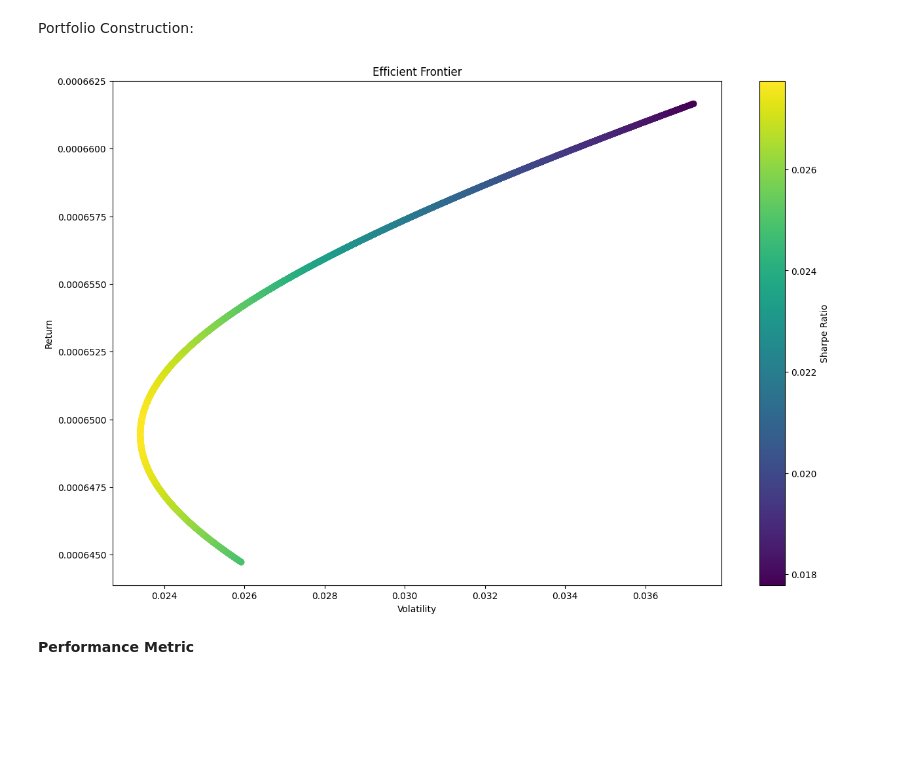
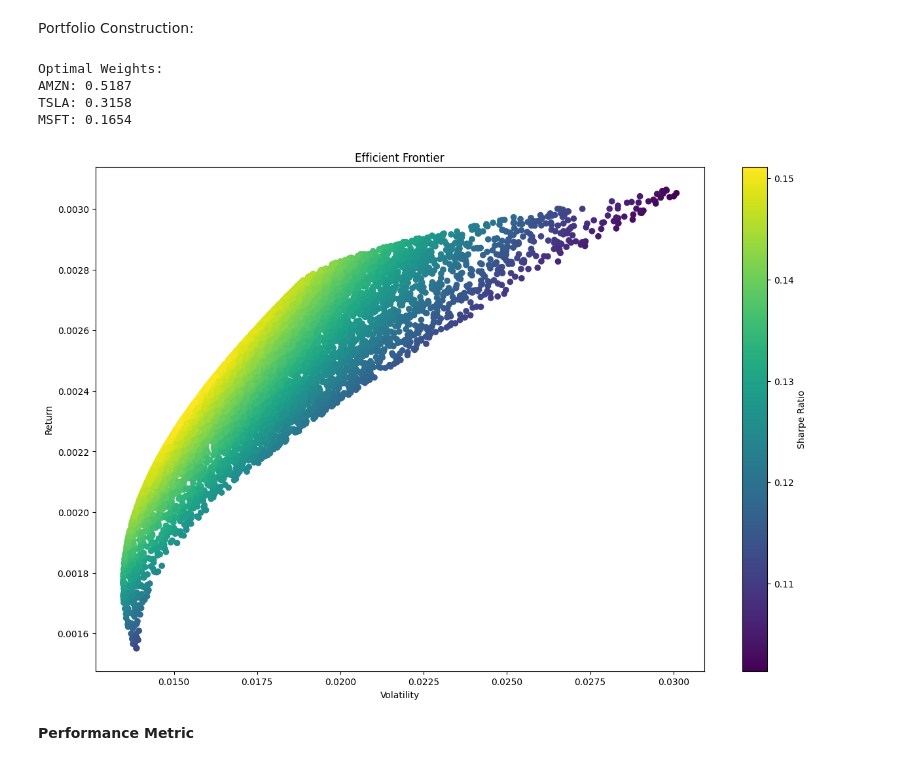
Before and after one commit to ParasX1/MarketAnalyticsTool, a Jupyter notebook: MarketAnalyticTool.ipynb, the cells around one changed output. Saved outputs shown, nothing was run; the diff lists cells and outputs as text; code cells hidden in the pictures; blank space fills up the shorter version.

```diff
--- a/MarketAnalyticTool.ipynb
+++ b/MarketAnalyticTool.ipynb
@@ -98,16 +99,26 @@ Date
 Visualise the data with matplotlib:
 # %%
 import matplotlib.pyplot as plt
+from matplotlib.dates import DateFormatter
 
 # Plotting
-plt.figure(figsize=(12, 8))
+plt.figure(figsize=(20, 10))
 
-for ticker in tickers:
-    plt.plot(data.index, data['Adj Close'][ticker], label=ticker)
+if len(tickers) == 1:
+    ticker = tickers[0]
+    if isinstance(data.index, pd.DatetimeIndex):
+        plt.plot(data.index, data['Adj Close'][ticker], label=ticker)
+else:
+    for ticker in tickers:
+        if isinstance(data.index, pd.DatetimeIndex):
+            plt.plot(data.index, data['Adj Close'][ticker], label=ticker)
 
 plt.title('Adjusted Close Prices Over Time')
 plt.xlabel('Date')
 plt.ylabel('Adjusted Close Price')
 plt.legend()
+plt.grid(True)
+plt.gca().xaxis.set_major_formatter(DateFormatter('%Y-%m-%d'))
+plt.gcf().autofmt_xdate()
 plt.show()
 # %% [output]
@@ -181,25 +322,29 @@ IndexError: index 1682899200000000000 is out of bounds for axis 0 with size 150
 # %% [markdown]
 Portfolio Construction:
 # %%
+
+
 # Calculate mean returns
 mean_returns = daily_returns.mean()
 
 # Calculate covariance matrix
 cov_matrix = daily_returns.cov()
 
-from scipy.optimize import minimize
+# Convert the DataFrame to a NumPy array for optimization
+mean_returns_array = mean_returns.values
+cov_matrix_array = cov_matrix.values
 
+# Define optimization objective function
 def objective(weights):
-    # Objective function to minimize - negative Sharpe ratio
-    portfolio_return = np.dot(weights, mean_returns)
-    portfolio_volatility = np.sqrt(np.dot(weights.T, np.dot(cov_matrix, weights)))
-    return -portfolio_return / portfolio_volatility
+    portfolio_return = np.dot(weights, mean_returns_array)
+    portfolio_volatility = np.sqrt(np.dot(weights.T, np.dot(cov_matrix_array, weights)))
+    return -portfolio_return / portfolio_volatility  # Negative Sharpe ratio to maximize
 
 # Constraints: weights sum to 1
 constraints = ({'type': 'eq', 'fun': lambda weights: np.sum(weights) - 1})
 
 # Bounds: weights between 0 and 1
-bounds = tuple((0, 1) for asset in range(len(tickers)))
+bounds = tuple((0, 1) for _ in range(len(tickers)))
 
 # Initial weights
 initial_weights = [1. / len(tickers) for _ in range(len(tickers))]
@@ -208,40 +353,44 @@ initial_weights = [1. / len(tickers) for _ in range(len(tickers))]
 result = minimize(objective, initial_weights, method='SLSQP', bounds=bounds, constraints=constraints)
 optimal_weights = result.x
 
-#---------------------------------------------------------------------------------------------------------------------------------------------------------------
+# Display optimal weights
+print("Optimal Weights:")
+for ticker, weight in zip(tickers, optimal_weights):
+    print(f"{ticker}: {weight:.4f}")
 
 # Simulate portfolios for the efficient frontier
 port_returns = []
 port_volatilities = []
 
 for _ in range(10000):
     weights = np.random.random(len(tickers))
     weights /= np.sum(weights)
 
     # Calculate portfolio return and volatility
-    portfolio_return = np.dot(weights, mean_returns)
-    portfolio_volatility = np.sqrt(np.dot(weights.T, np.dot(cov_matrix, weights)))
+    portfolio_return = np.dot(weights, mean_returns_array)
+    portfolio_volatility = np.sqrt(np.dot(weights.T, np.dot(cov_matrix_array, weights)))
 
     # Append to lists
     port_returns.append(portfolio_return)
     port_volatilities.append(portfolio_volatility)
 
 # Convert lists to NumPy arrays
 port_returns = np.array(port_returns)
 port_volatilities = np.array(port_volatilities)
 
-
-# Increase the figure size
+# Plot the efficient frontier
 plt.figure(figsize=(15, 10))
-
-# Plot the efficient frontier
 plt.scatter(port_volatilities, port_returns, c=port_returns/port_volatilities, marker='o')
 plt.title('Efficient Frontier')
 plt.xlabel('Volatility')
 plt.ylabel('Return')
 plt.colorbar(label='Sharpe Ratio')
 plt.show()
 # %% [output]
+Optimal Weights:
+AMZN: 0.5187
+TSLA: 0.3158
+MSFT: 0.1654
-[figure, old version]
+[figure, new version]
 # %% [markdown]
 **Performance Metric**
```
Also changed, not shown: parts of 20 cells of this notebook.
